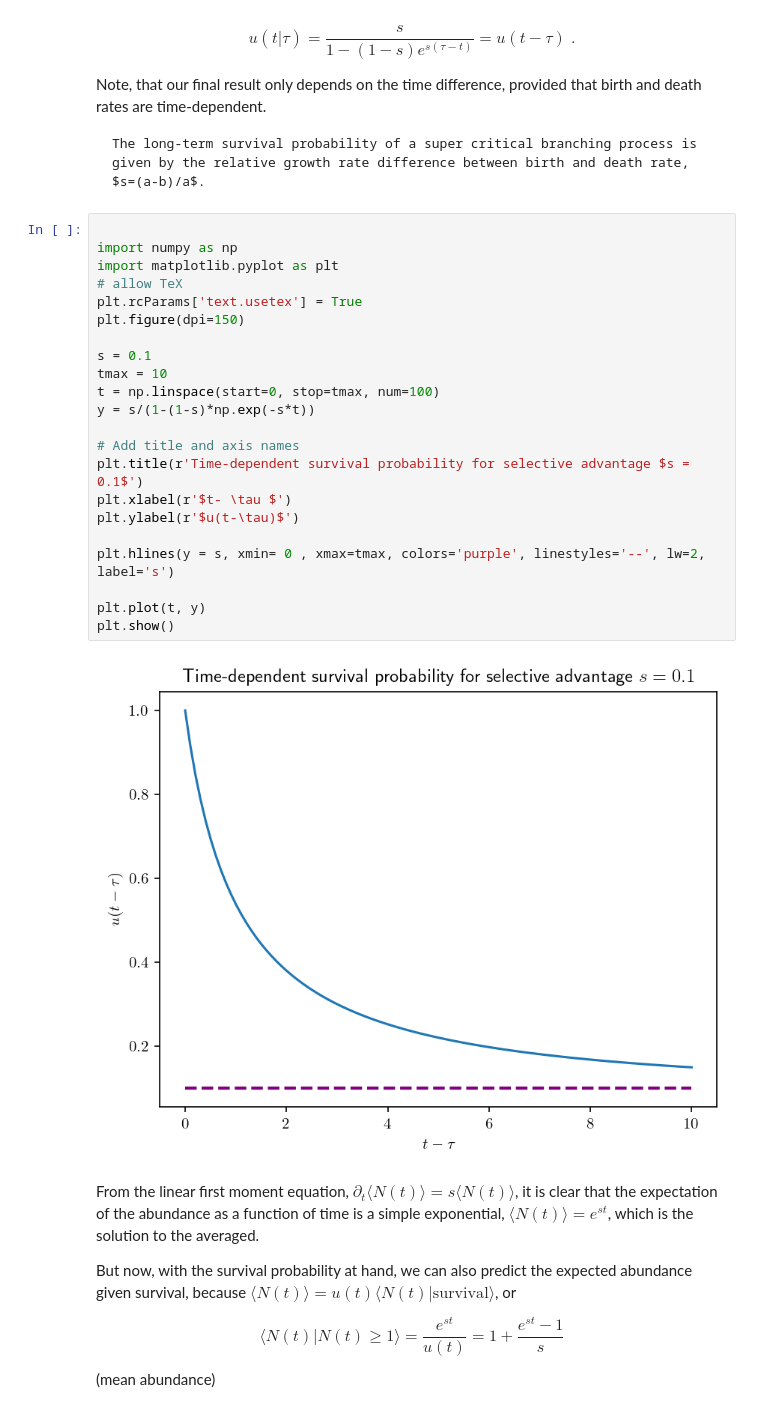
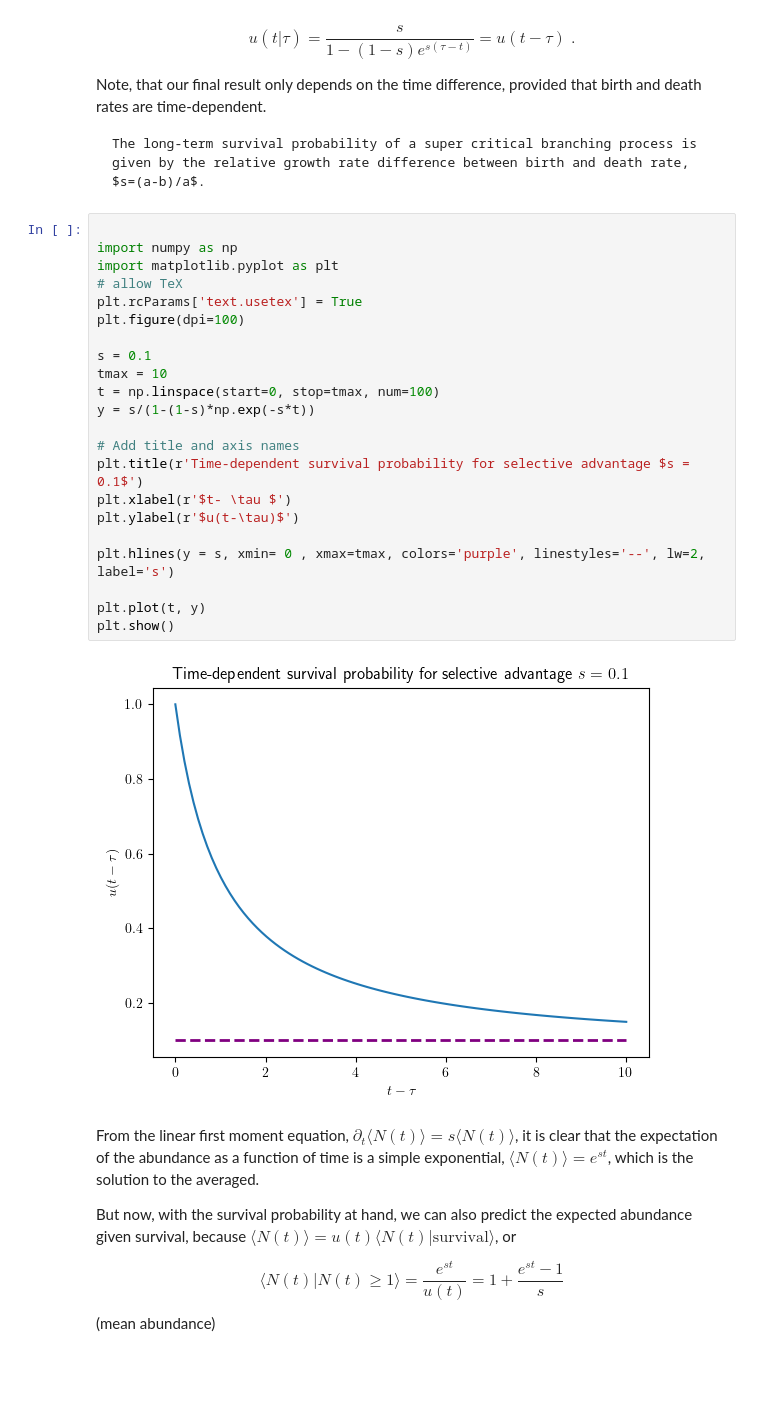
Before and after one commit to Hallatscheklab/PAM, a Jupyter notebook: _sources/Branching-processes-nb.ipynb, the cells around one changed output. Cells and saved outputs as stored; diff of their text form; blank space fills up the shorter version.

```diff
--- a/_sources/Branching-processes-nb.ipynb
+++ b/_sources/Branching-processes-nb.ipynb
@@ -52,27 +52,27 @@ The long-term survival probability of a super critical branching process is give
 # %%
 
 import numpy as np
 import matplotlib.pyplot as plt
 # allow TeX
 plt.rcParams['text.usetex'] = True
-plt.figure(dpi=150)
+plt.figure(dpi=100)
 
 s = 0.1
 tmax = 10
 t = np.linspace(start=0, stop=tmax, num=100)
 y = s/(1-(1-s)*np.exp(-s*t))
 
 # Add title and axis names
 plt.title(r'Time-dependent survival probability for selective advantage $s = 0.1$')
 plt.xlabel(r'$t- \tau $')
 plt.ylabel(r'$u(t-\tau)$')
 
 plt.hlines(y = s, xmin= 0 , xmax=tmax, colors='purple', linestyles='--', lw=2, label='s')
 
 plt.plot(t, y)
 plt.show()
 # %% [output]
-[figure, old version]
+[figure, new version]
 # %% [markdown]
 From the linear first moment equation, $\partial_t \langle N(t)\rangle=s \langle N(t)\rangle$, it is clear that the expectation of the abundance as a function of time is a simple exponential, $\langle N(t) \rangle =e^{st}$, which is the solution to the averaged.
 
```
Also changed, not shown: parts of 3 cells of this notebook, 9 other files.
